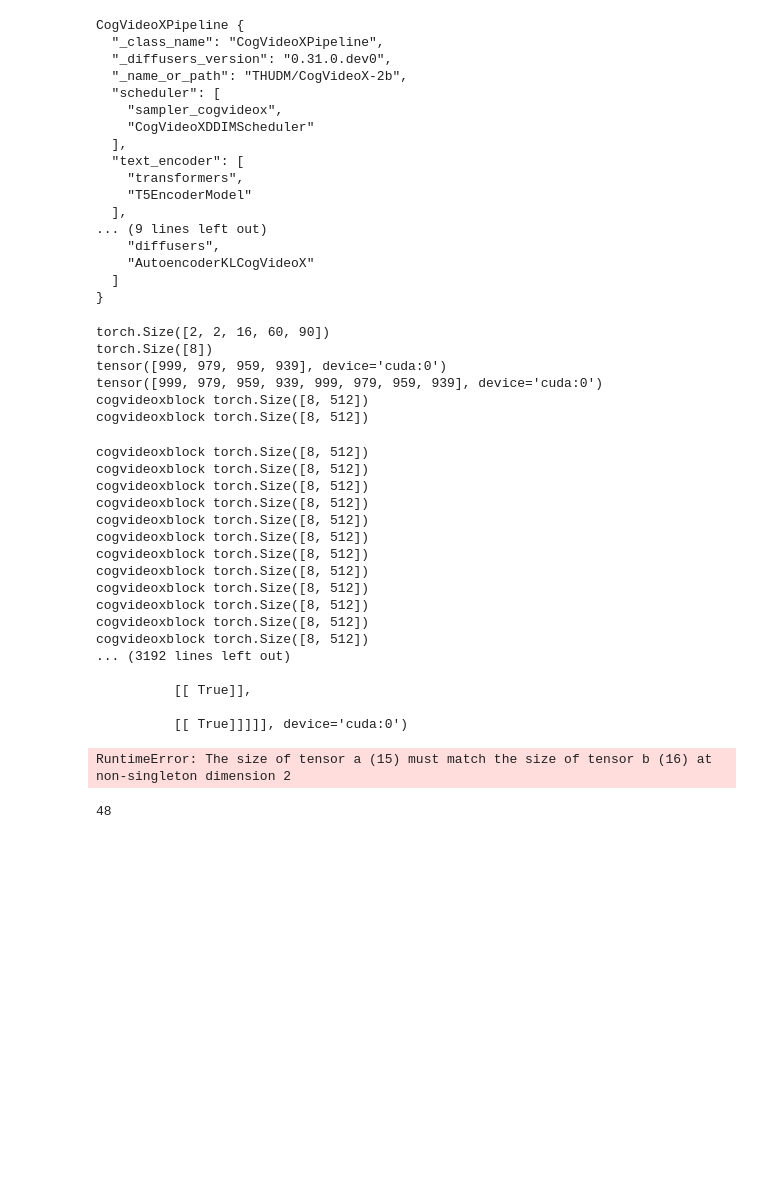
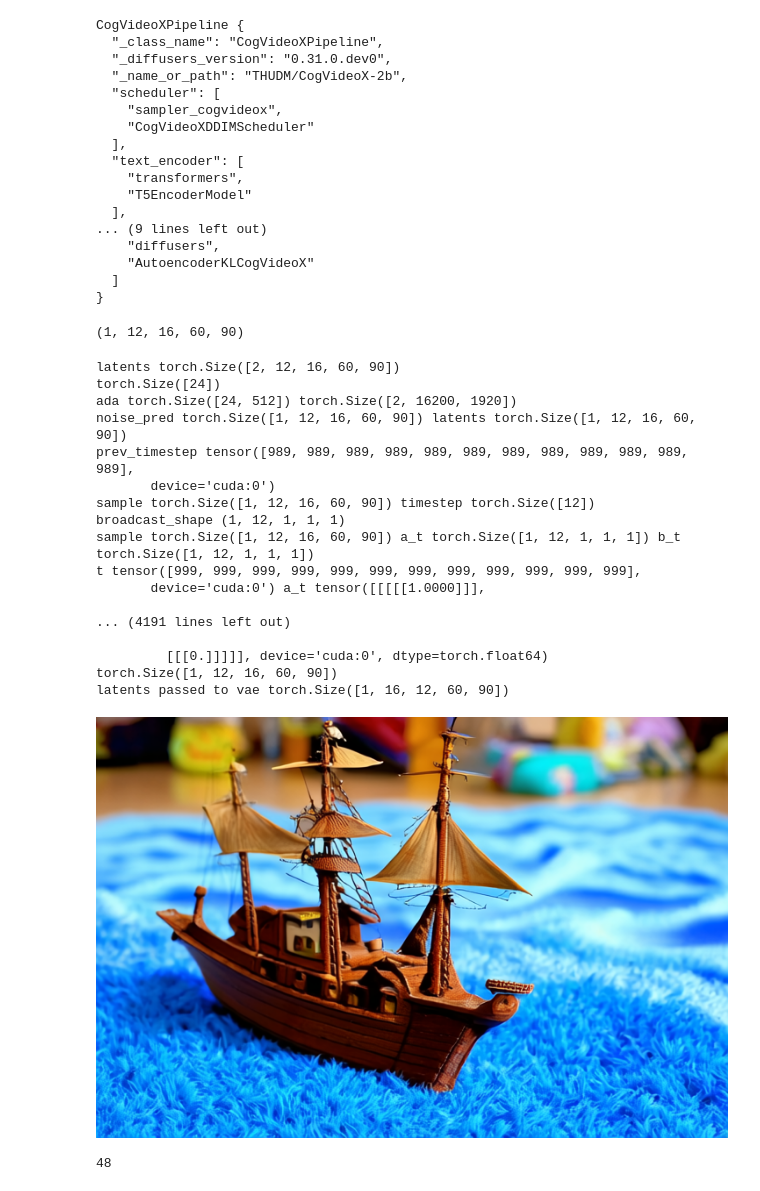
Before and after one commit to Abhinay1997/FIFO-CogVideoX, a Jupyter notebook: FIFO CogVideoX.ipynb, the cells around one changed output. Cells and saved outputs as stored; diff of their text form; code cells hidden in the pictures; blank space fills up the shorter version.

Commit message:
Sampler and shift latents fix.

```diff
--- a/FIFO CogVideoX.ipynb
+++ b/FIFO CogVideoX.ipynb
@@ -56,21 +56,21 @@ from pipeline_cogvideox import CogVideoXPipeline
 from transformer_cogvideox_v2 import CogVideoXTransformer3DModel
 from sampler_cogvideox import CogVideoXDDIMScheduler
 
-prompt = "A panda, dressed in a small, red jacket and a tiny hat, sits on a wooden stool in a serene bamboo forest. The panda's fluffy paws strum a miniature acoustic guitar, producing soft, melodic tunes. Nearby, a few other pandas gather, watching curiously and some clapping in rhythm. Sunlight filters through the tall bamboo, casting a gentle glow on the scene. The panda's face is expressive, showing concentration and joy as it plays. The background includes a small, flowing stream and vibrant green foliage, enhancing the peaceful and magical atmosphere of this unique musical performance."
+prompt = "A detailed wooden toy ship with intricately carved masts and sails is seen gliding smoothly over a plush, blue carpet that mimics the waves of the sea. The ship's hull is painted a rich brown, with tiny windows. The carpet, soft and textured, provides a perfect backdrop, resembling an oceanic expanse. Surrounding the ship are various other toys and children's items, hinting at a playful environment. The scene captures the innocence and imagination of childhood, with the toy ship's journey symbolizing endless adventures in a whimsical, indoor setting."
 
 transformer = CogVideoXTransformer3DModel.from_pretrained(
     "THUDM/CogVideoX-2b",
-    torch_dtype=torch.bfloat16,
+    torch_dtype=torch.float16,
     subfolder="transformer"
 )
 scheduler = CogVideoXDDIMScheduler.from_pretrained(
     "THUDM/CogVideoX-2b",
-    torch_dtype=torch.bfloat16,
+    torch_dtype=torch.float16,
     subfolder="scheduler"
 )
 pipe = CogVideoXPipeline.from_pretrained(
     "THUDM/CogVideoX-2b",
-    torch_dtype=torch.bfloat16,
+    torch_dtype=torch.float16,
     transformer=transformer,
     scheduler=scheduler
 )
@@ -97,41 +95,41 @@ CogVideoXPipeline {
   ]
 }
 # %%
-video = pipe(
+video = pipe.generate_video(
     prompt=prompt,
     num_videos_per_prompt=1,
-    num_inference_steps=50,
-    num_frames=6,
+    num_inference_steps=96,
+    num_frames=48,
     guidance_scale=6,
     height=480,
     width=720,
-    # generator=torch.Generator(device="cuda").manual_seed(42),
+    generator=torch.Generator(device="cuda").manual_seed(42),
+    latents_dir='./latents',
+    save_latents=True
 ).frames[0]
 # %% [output]
-torch.Size([2, 2, 16, 60, 90])
-torch.Size([8])
-tensor([999, 979, 959, 939], device='cuda:0')
-tensor([999, 979, 959, 939, 999, 979, 959, 939], device='cuda:0')
-cogvideoxblock torch.Size([8, 512])
-cogvideoxblock torch.Size([8, 512])
+(1, 12, 16, 60, 90)
-cogvideoxblock torch.Size([8, 512])
-cogvideoxblock torch.Size([8, 512])
-cogvideoxblock torch.Size([8, 512])
-cogvideoxblock torch.Size([8, 512])
-cogvideoxblock torch.Size([8, 512])
-cogvideoxblock torch.Size([8, 512])
-cogvideoxblock torch.Size([8, 512])
-cogvideoxblock torch.Size([8, 512])
-cogvideoxblock torch.Size([8, 512])
-cogvideoxblock torch.Size([8, 512])
-cogvideoxblock torch.Size([8, 512])
-cogvideoxblock torch.Size([8, 512])
-... (3192 lines left out)
+latents torch.Size([2, 12, 16, 60, 90])
+torch.Size([24])
+ada torch.Size([24, 512]) torch.Size([2, 16200, 1920])
+noise_pred torch.Size([1, 12, 16, 60, 90]) latents torch.Size([1, 12, 16, 60, 90])
+prev_timestep tensor([989, 989, 989, 989, 989, 989, 989, 989, 989, 989, 989, 989],
+       device='cuda:0')
+sample torch.Size([1, 12, 16, 60, 90]) timestep torch.Size([12])
+broadcast_shape (1, 12, 1, 1, 1)
+sample torch.Size([1, 12, 16, 60, 90]) a_t torch.Size([1, 12, 1, 1, 1]) b_t torch.Size([1, 12, 1, 1, 1])
+t tensor([999, 999, 999, 999, 999, 999, 999, 999, 999, 999, 999, 999],
+       device='cuda:0') a_t tensor([[[[[1.0000]]],
 
-          [[ True]],
+... (4191 lines left out)
 
-          [[ True]]]]], device='cuda:0')
+         [[[0.]]]]], device='cuda:0', dtype=torch.float64)
+torch.Size([1, 12, 16, 60, 90])
+latents passed to vae torch.Size([1, 16, 12, 60, 90])
-RuntimeError: The size of tensor a (15) must match the size of tensor b (16) at non-singleton dimension 2
+# %%
+video[0]
+# %% [output]
+[figure, added]
 # %%
 60 * 90 / 4
 # %%
```
Also changed, not shown: parts of 2 cells of this notebook, 4 other files.
